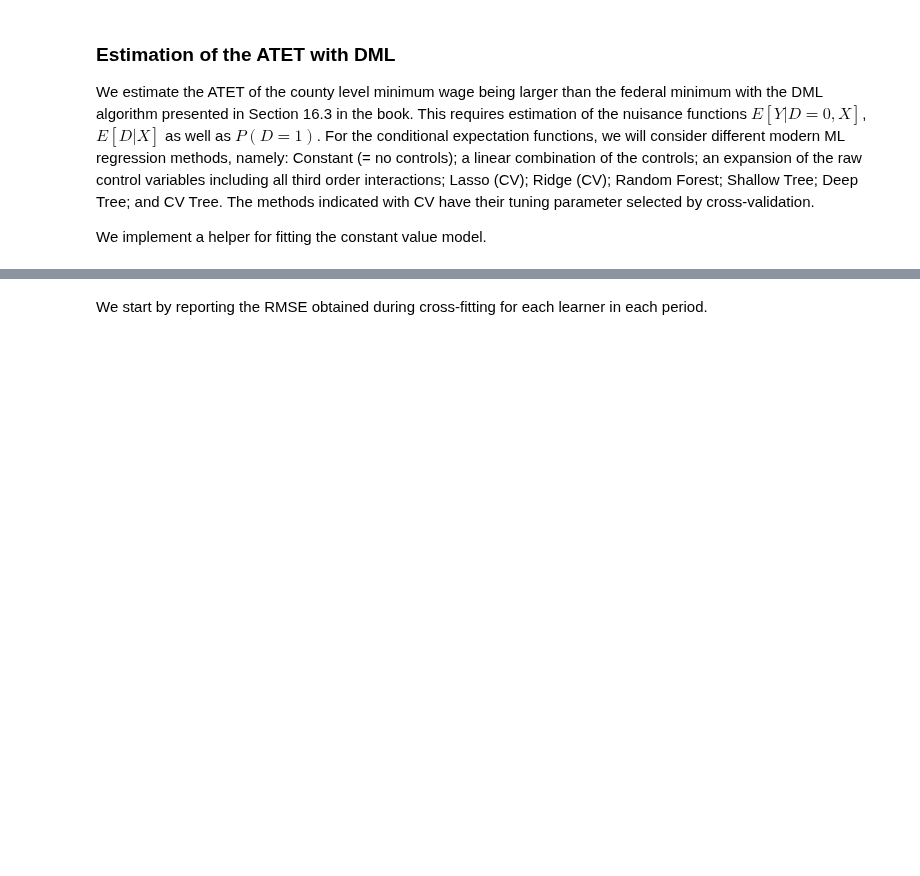
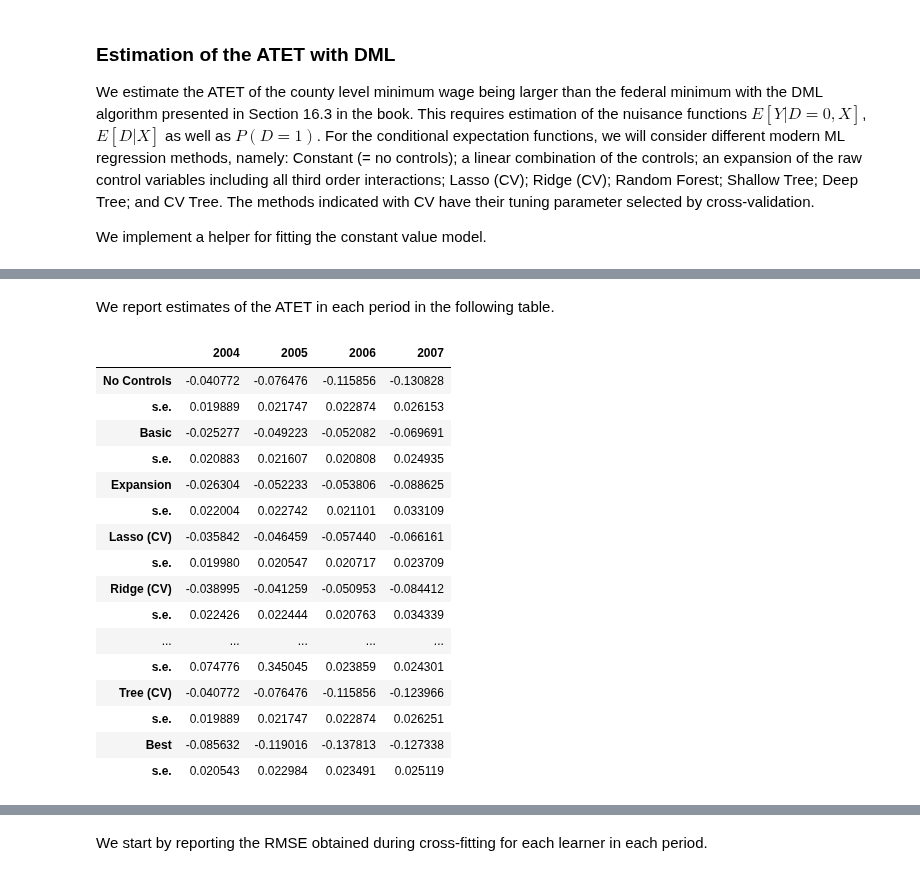
Before and after one commit to CausalAIBook/MetricsMLNotebooks, a Jupyter notebook: T/T-3 Diff-in-Diff Minimum Wage Example.ipynb, the cells around one changed output, grey strips where cells are left out. Drawn from its saved outputs; the diff is of its cells as text; code cells hidden in the pictures; blank space fills up the shorter version.

```diff
--- a/T/T-3 Diff-in-Diff Minimum Wage Example.ipynb
+++ b/T/T-3 Diff-in-Diff Minimum Wage Example.ipynb
@@ -112,0 +298,32 @@ The following code block implements the DML cross-fitting procedure. Please note
+# %% [markdown]
+We report estimates of the ATET in each period in the following table.
+# %%
+table2 =np.zeros((20, 4))
+table2[np.arange(0,20,2),] = att.T
+table2[np.arange(1,20,2),] = se_att.T
+table2 = pd.DataFrame(table2, columns=["2004","2005","2006","2007"],
+                      index = ["No Controls","s.e.","Basic","s.e.",
+                               "Expansion","s.e.","Lasso (CV)","s.e.",
+                               "Ridge (CV)","s.e.","Random Forest","s.e.",
+                               "Deep Tree","s.e.","Shallow Tree","s.e.",
+                               "Tree (CV)","s.e.","Best","s.e."])
+
+table2
+# %% [output]
+|  | 2004 | 2005 | 2006 | 2007 |
+| No Controls | -0.040772 | -0.076476 | -0.115856 | -0.130828 |
+| s.e. | 0.019889 | 0.021747 | 0.022874 | 0.026153 |
+| Basic | -0.025277 | -0.049223 | -0.052082 | -0.069691 |
+| s.e. | 0.020883 | 0.021607 | 0.020808 | 0.024935 |
+| Expansion | -0.026304 | -0.052233 | -0.053806 | -0.088625 |
+| s.e. | 0.022004 | 0.022742 | 0.021101 | 0.033109 |
+| Lasso (CV) | -0.035842 | -0.046459 | -0.057440 | -0.066161 |
+| s.e. | 0.019980 | 0.020547 | 0.020717 | 0.023709 |
+| Ridge (CV) | -0.038995 | -0.041259 | -0.050953 | -0.084412 |
+| s.e. | 0.022426 | 0.022444 | 0.020763 | 0.034339 |
+| ... | ... | ... | ... | ... |
+| s.e. | 0.074776 | 0.345045 | 0.023859 | 0.024301 |
+| Tree (CV) | -0.040772 | -0.076476 | -0.115856 | -0.123966 |
+| s.e. | 0.019889 | 0.021747 | 0.022874 | 0.026251 |
+| Best | -0.085632 | -0.119016 | -0.137813 | -0.127338 |
+| s.e. | 0.020543 | 0.022984 | 0.023491 | 0.025119 |
```
Also changed, not shown: parts of 25 cells of this notebook.
